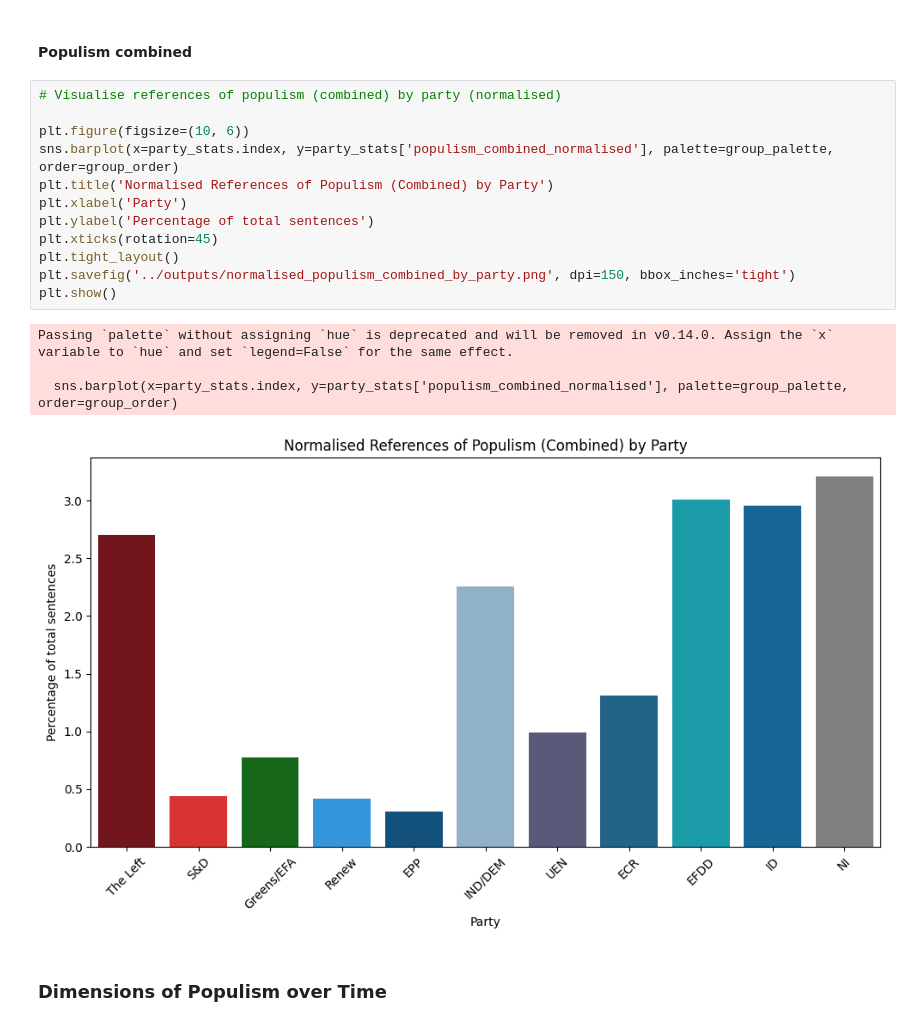
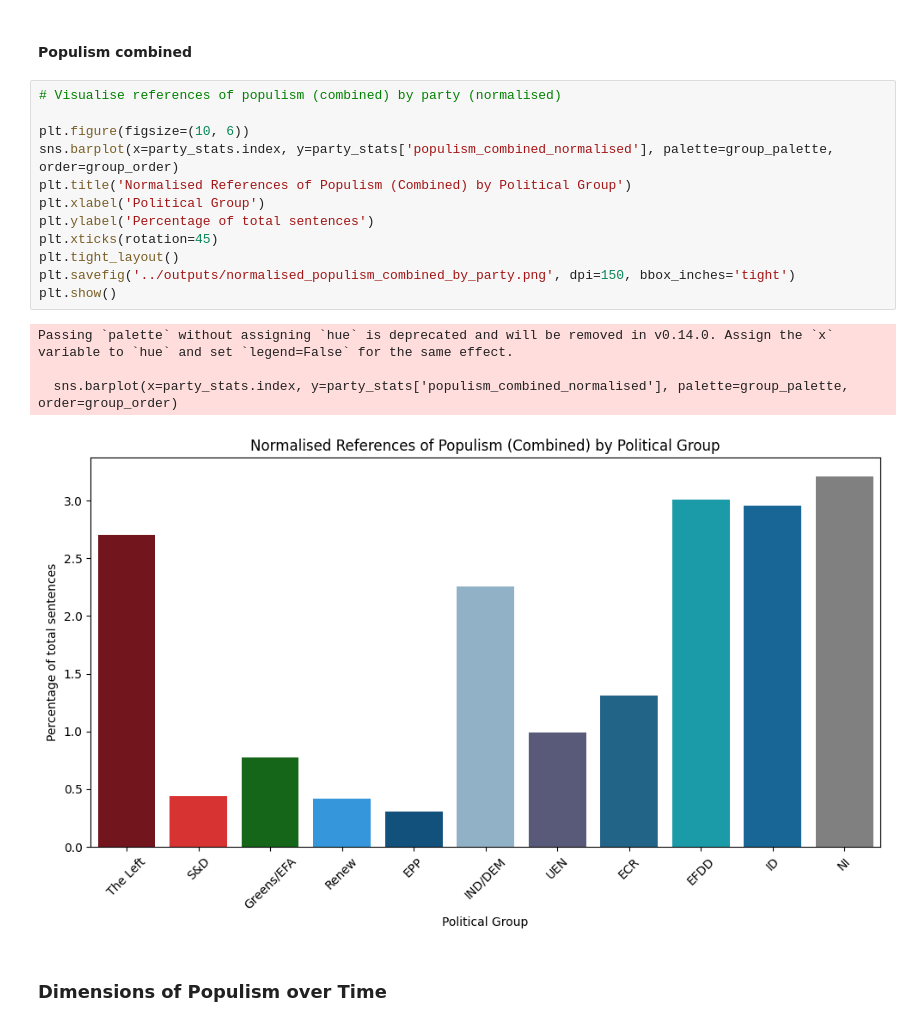
Before and after one commit to gransera/ep_populism_classification, a Jupyter notebook: notebooks/03_analysis_populism_dimensions.ipynb, the cells around one changed output. Drawn from its saved outputs; the diff is of its cells as text.

```diff
--- a/notebooks/03_analysis_populism_dimensions.ipynb
+++ b/notebooks/03_analysis_populism_dimensions.ipynb
@@ -235,20 +242,20 @@ Passing `palette` without assigning `hue` is deprecated and will be removed in v
 # %%
 # Visualise references of populism (combined) by party (normalised)
 
 plt.figure(figsize=(10, 6))
 sns.barplot(x=party_stats.index, y=party_stats['populism_combined_normalised'], palette=group_palette, order=group_order)
-plt.title('Normalised References of Populism (Combined) by Party')
-plt.xlabel('Party')
+plt.title('Normalised References of Populism (Combined) by Political Group')
+plt.xlabel('Political Group')
 plt.ylabel('Percentage of total sentences')
 plt.xticks(rotation=45)
 plt.tight_layout()
 plt.savefig('../outputs/normalised_populism_combined_by_party.png', dpi=150, bbox_inches='tight')
 plt.show()
 # %% [output]
 Passing `palette` without assigning `hue` is deprecated and will be removed in v0.14.0. Assign the `x` variable to `hue` and set `legend=False` for the same effect.
 
   sns.barplot(x=party_stats.index, y=party_stats['populism_combined_normalised'], palette=group_palette, order=group_order)
-[figure, old version]
+[figure, new version]
 # %% [markdown]
 ### **Dimensions of Populism over Time**
 # %%
```
Also changed, not shown: parts of 4 cells of this notebook.
